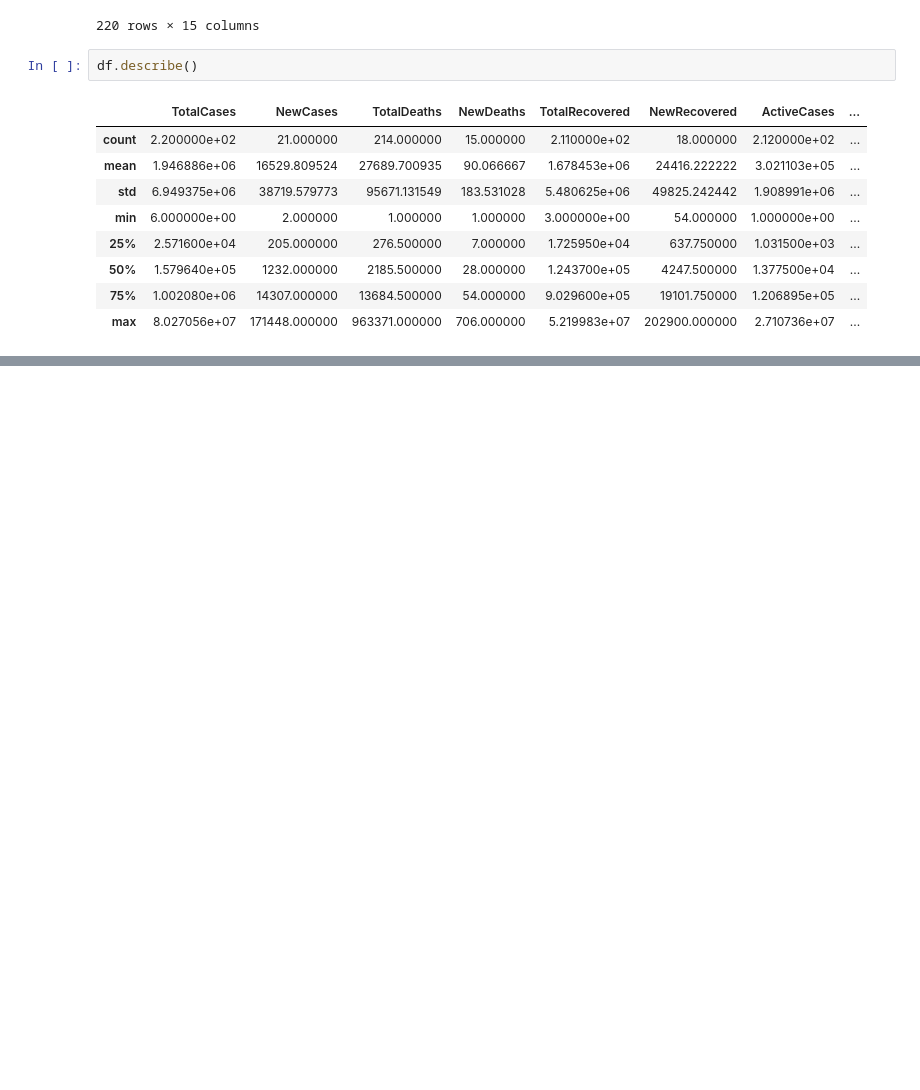
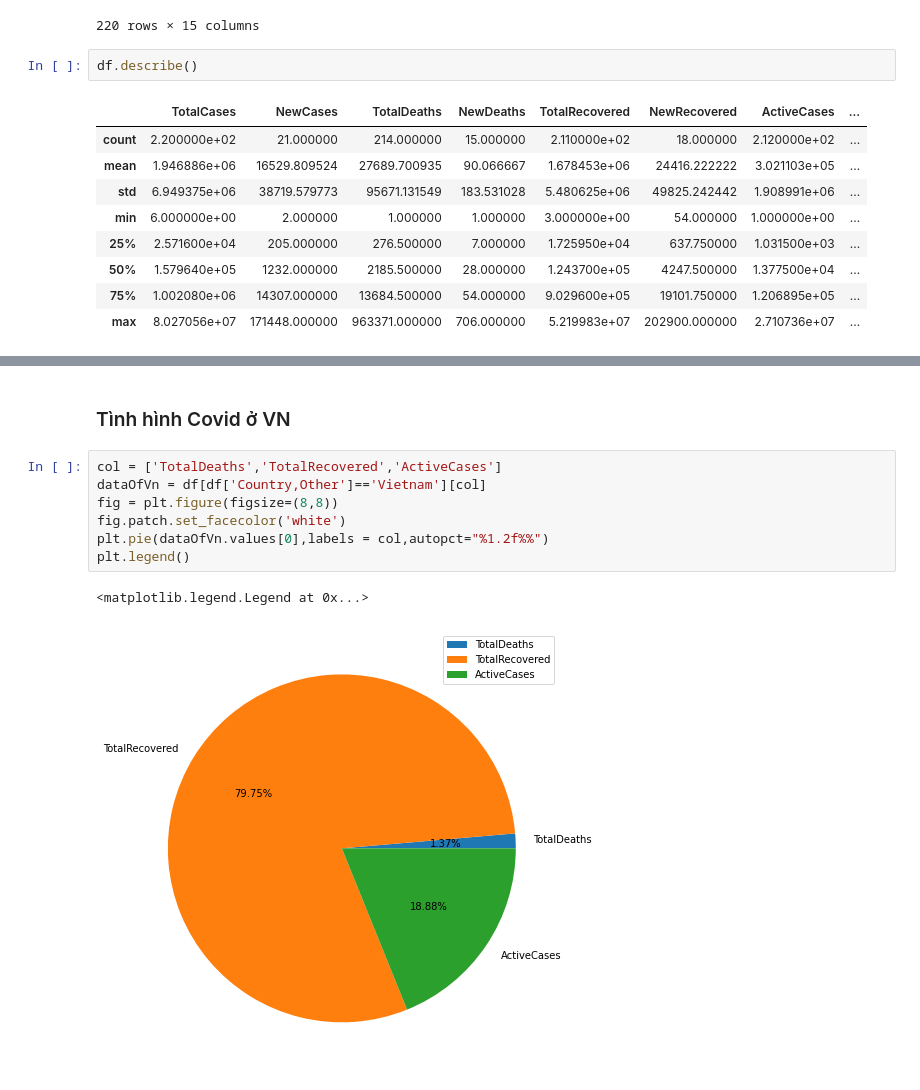
Before and after one commit to trinhhinh729/Lab1---DataVisualization, a Jupyter notebook: Analysis&Visualization.ipynb, the cells around one changed output, grey strips where cells are left out. Saved outputs shown, nothing was run; the diff lists cells and outputs as text; blank space fills up the shorter version.

```diff
--- a/Analysis&Visualization.ipynb
+++ b/Analysis&Visualization.ipynb
@@ -33,0 +82,12 @@ df.describe()
+# %% [markdown]
+### Tình hình Covid ở VN
+# %%
+col = ['TotalDeaths','TotalRecovered','ActiveCases']
+dataOfVn = df[df['Country,Other']=='Vietnam'][col]
+fig = plt.figure(figsize=(8,8))
+fig.patch.set_facecolor('white')
+plt.pie(dataOfVn.values[0],labels = col,autopct="%1.2f%%")
+plt.legend()
+# %% [output]
+<matplotlib.legend.Legend at 0x...>
+[figure, added]
```
Also changed, not shown: parts of 7 cells of this notebook.
